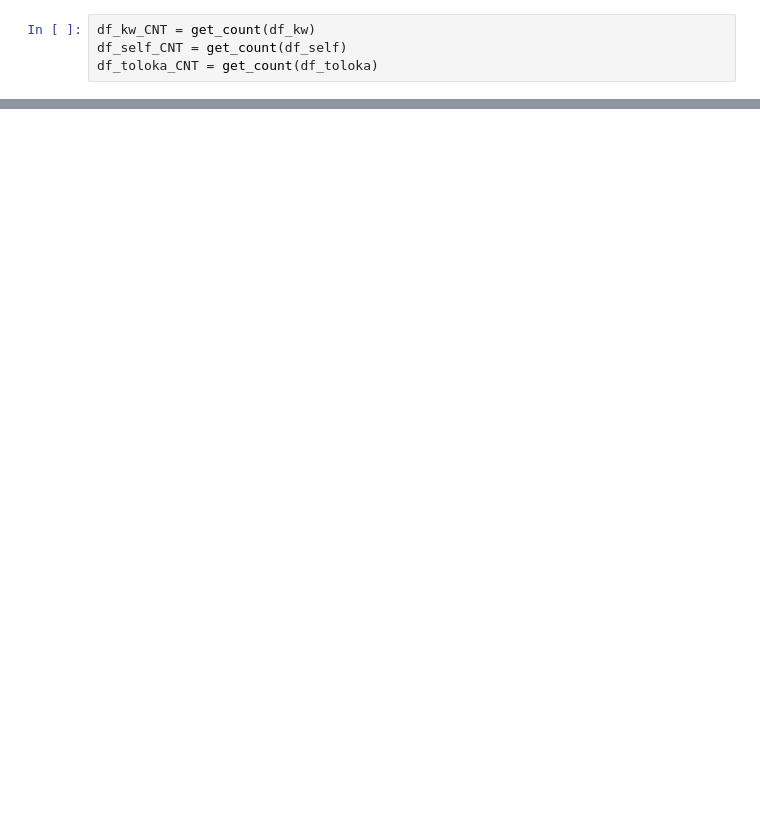
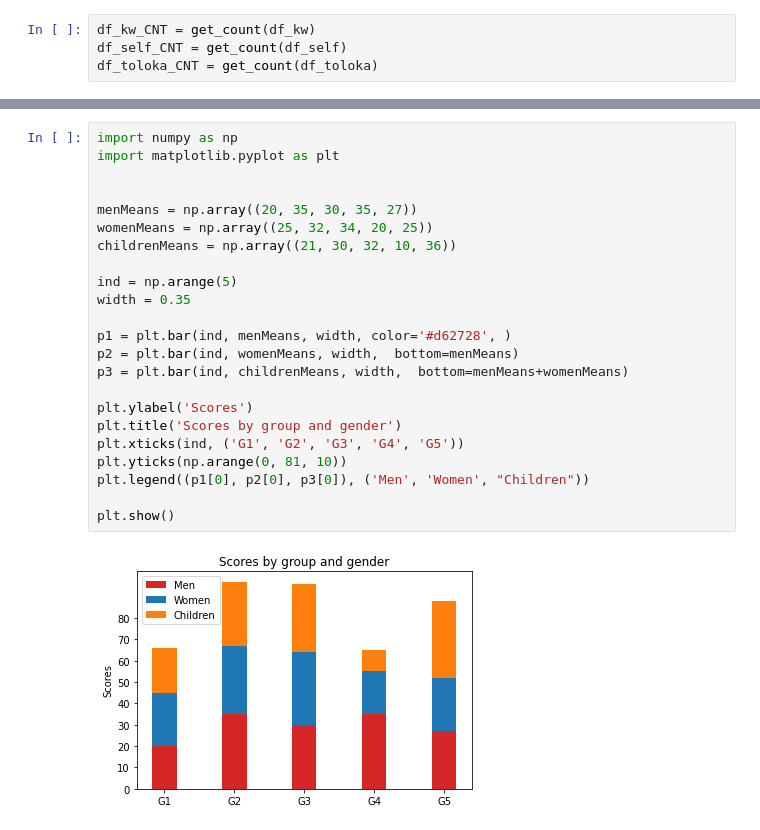
Before and after one commit to s-nlp/inappropriate-sensitive-topics, a Jupyter notebook: Version2/visualizer/multi_source_details.ipynb, the cells around one changed output, grey strips where cells are left out. Saved outputs shown, nothing was run; the diff lists cells and outputs as text; blank space fills up the shorter version.

```diff
--- a/Version2/visualizer/multi_source_details.ipynb
+++ b/Version2/visualizer/multi_source_details.ipynb
@@ -117,0 +166,25 @@ plt.savefig("multilabel_source_plot.pdf",format='pdf', bbox_inches='tight')
+# %%
+import numpy as np
+import matplotlib.pyplot as plt
+
+
+menMeans = np.array((20, 35, 30, 35, 27))
+womenMeans = np.array((25, 32, 34, 20, 25))
+childrenMeans = np.array((21, 30, 32, 10, 36))
+
+ind = np.arange(5)
+width = 0.35
+
+p1 = plt.bar(ind, menMeans, width, color='#d62728', )
+p2 = plt.bar(ind, womenMeans, width,  bottom=menMeans)
+p3 = plt.bar(ind, childrenMeans, width,  bottom=menMeans+womenMeans)
+
+plt.ylabel('Scores')
+plt.title('Scores by group and gender')
+plt.xticks(ind, ('G1', 'G2', 'G3', 'G4', 'G5'))
+plt.yticks(np.arange(0, 81, 10))
+plt.legend((p1[0], p2[0], p3[0]), ('Men', 'Women', "Children"))
+
+plt.show()
+# %% [output]
+[figure, added]
```
Also changed, not shown: parts of 8 cells of this notebook, 6 other files.
